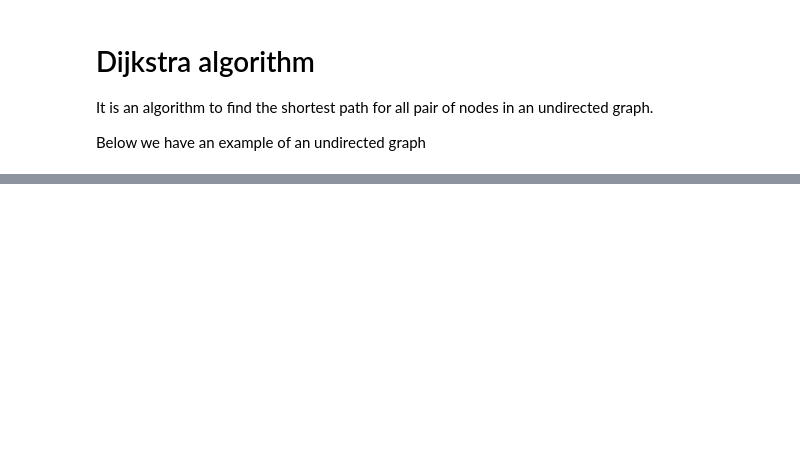
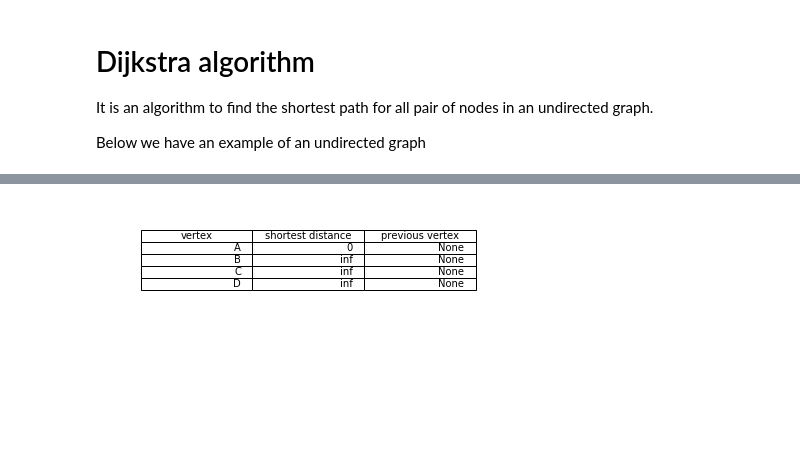
Before and after one commit to hugogrochau/cs-studies, a Jupyter notebook: notebooks/dijkstra.ipynb, the cells around one changed output, grey strips where cells are left out. Drawn from its saved outputs; the diff is of its cells as text; code cells hidden in the pictures; blank space fills up the shorter version.

```diff
--- a/notebooks/dijkstra.ipynb
+++ b/notebooks/dijkstra.ipynb
@@ -37,0 +57,17 @@ print_graph(graph)
+# %%
+def dijkstra(graph):
+    table = []
+    nodes = map(lambda x: x[0], graph)
+    unique_nodes = sorted(list(set(nodes)))
+    table = list(map(lambda x: [x, float('inf'), None], unique_nodes))
+
+    # Starting node
+    table[0][1] = 0
+
+    return table
+
+
+result_table = dijkstra(graph)
+print_table(('vertex', 'shortest distance', 'previous vertex'), result_table)
+# %% [output]
+[figure, added]
```
Also changed, not shown: parts of 3 cells of this notebook.
